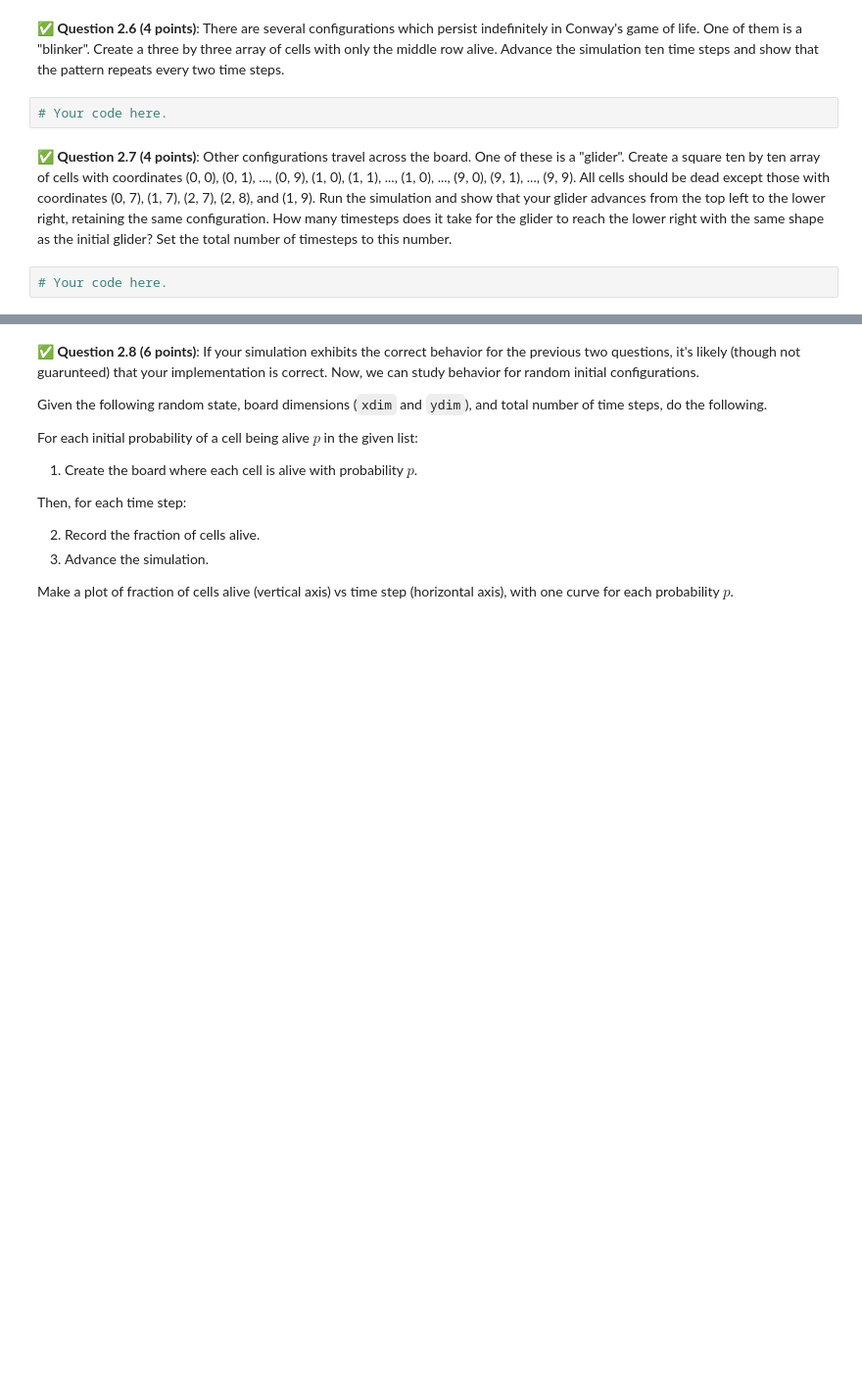
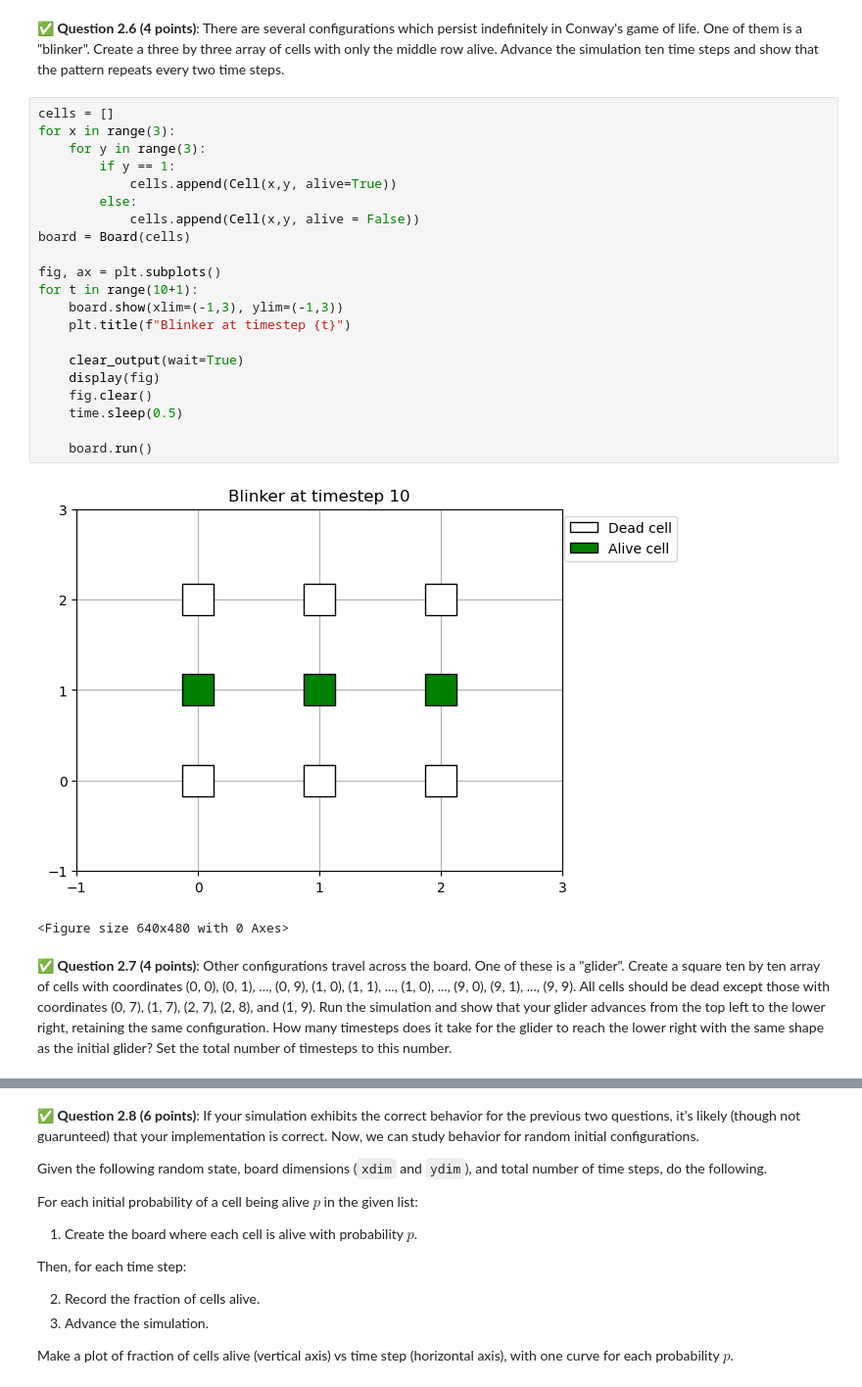
Before and after one commit to winbergd/cmse202-f25-turnin, a Jupyter notebook: hw-02/Homework2_CMSE202.ipynb, the cells around one changed output, grey strips where cells are left out. Shown: that part at 98% size. Cells and saved outputs as stored; diff of their text form; blank space fills up the shorter version.

```diff
--- a/hw-02/Homework2_CMSE202.ipynb
+++ b/hw-02/Homework2_CMSE202.ipynb
@@ -339,8 +391,28 @@ for t in range(32 + 1):
 # %% [markdown]
 &#9989; **Question 2.6 (4 points)**: There are several configurations which persist indefinitely in Conway's game of life. One of them is a "blinker". Create a three by three array of cells with only the middle row alive. Advance the simulation ten time steps and show that the pattern repeats every two time steps.
-# %%
-# Your code here.
+# %%
+cells = []
+for x in range(3):
+    for y in range(3):
+        if y == 1:
+            cells.append(Cell(x,y, alive=True))
+        else:
+            cells.append(Cell(x,y, alive = False))
+board = Board(cells)
+
+fig, ax = plt.subplots()
+for t in range(10+1):
+    board.show(xlim=(-1,3), ylim=(-1,3))
+    plt.title(f"Blinker at timestep {t}")
+
+    clear_output(wait=True)
+    display(fig)
+    fig.clear()
+    time.sleep(0.5)
+
+    board.run()
+# %% [output]
+[figure, added]
+<Figure size 640x480 with 0 Axes>
 # %% [markdown]
 &#9989; **Question 2.7 (4 points)**: Other configurations travel across the board. One of these is a "glider". Create a square ten by ten array of cells with coordinates (0, 0), (0, 1), ..., (0, 9), (1, 0), (1, 1), ..., (1, 0), ..., (9, 0), (9, 1), ..., (9, 9). All cells should be dead except those with coordinates (0, 7), (1, 7), (2, 7), (2, 8), and (1, 9). Run the simulation and show that your glider advances from the top left to the lower right, retaining the same configuration. How many timesteps does it take for the glider to reach the lower right with the same shape as the initial glider? Set the total number of timesteps to this number.
-# %%
-# Your code here.
```
Also changed, not shown: parts of 14 cells of this notebook.
